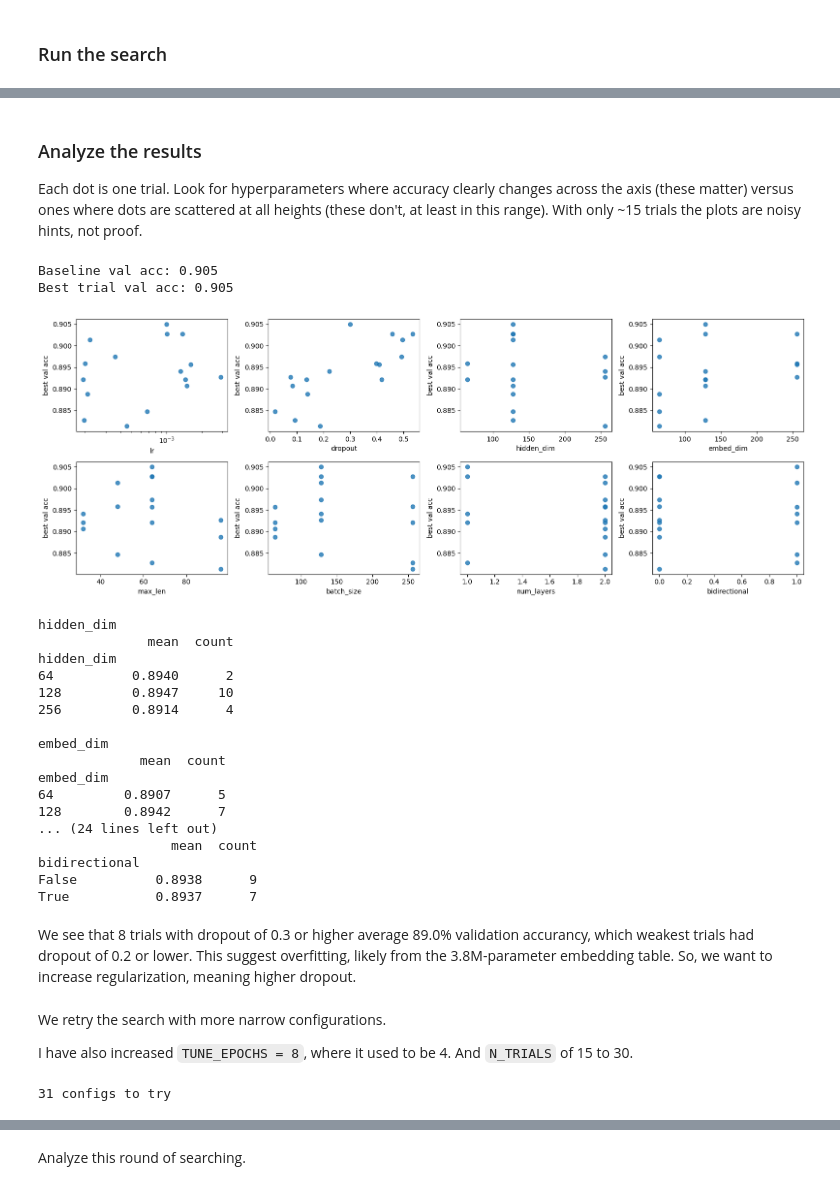
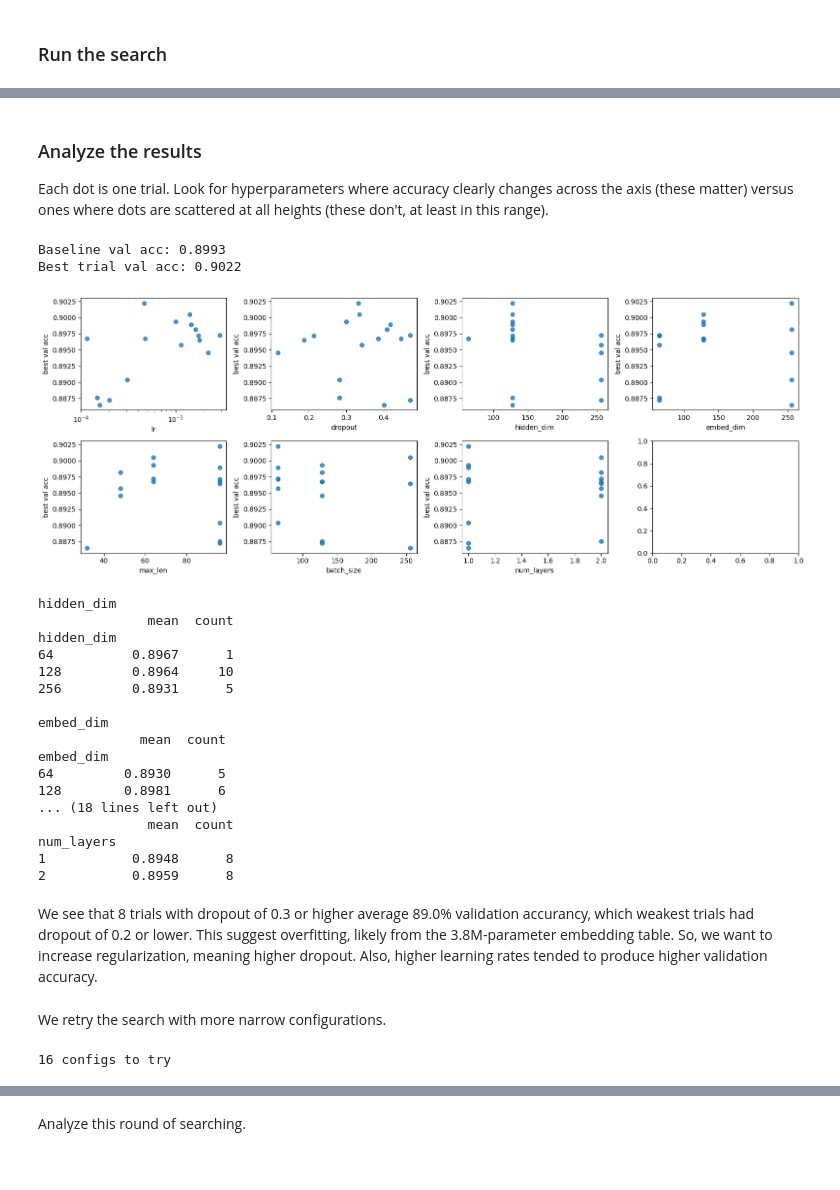
Before and after one commit to leek-yams/mie1624-NN, a Jupyter notebook: RNN_TensorflowKeras.ipynb, the cells around one changed output, grey strips where cells are left out. Drawn from its saved outputs; the diff is of its cells as text; code cells hidden in the pictures.

```diff
--- a/RNN_TensorflowKeras.ipynb
+++ b/RNN_TensorflowKeras.ipynb
@@ -62,9 +62,9 @@ CAP_LEN = 128            # texts are vectorized once at this length; trials slic
 CLIP = 1.0               # gradient clipping theshold
 
 # Search budget (for hyperparameter tuning)
-N_TRIALS = 30            # number of random configs (plus the baseline)
+N_TRIALS = 15            # number of random configs (plus the baseline)
 TUNE_EPOCHS = 8          # max epochs per trial
-TUNE_TRAIN_SIZE = 30_000 # train on a subset while searching (None = full training split)
+TUNE_TRAIN_SIZE = 20_000 # train on a subset while searching (None = full training split)
 
 # Confirmation and final training
 TOP_K = 3
@@ -74,7 +74,7 @@ FINAL_EPOCHS = 10
 # default configuration, used as trial 0
 BASELINE = dict(
     lr=1e-3, embed_dim=128, hidden_dim=128, num_layers=1,
-    bidirectional=True, dropout=0.3, max_len=64, batch_size=128,
+    bidirectional=False, dropout=0.3, max_len=64, batch_size=128,
 )
 CFG_KEYS = list(BASELINE)
 
@@ -244,7 +243,7 @@ def sample_config(rng):
         embed_dim=int(rng.choice([64, 128, 256])),
         hidden_dim=int(rng.choice([64, 128, 256])),
         num_layers=int(rng.choice([1, 2])),
-        bidirectional=bool(rng.choice([True, False])),
+        bidirectional=bool(rng.choice([False])), # only consider unidirectional
         dropout=float(rng.uniform(0.0, 0.6)),
         max_len=int(rng.choice([32, 48, 64, 96])),
         batch_size=int(rng.choice([64, 128, 256])),
@@ -267,7 +266,7 @@ for i, cfg in enumerate(configs):
     print(
         f"{tag:9s} val_acc {res['best_val_acc']:.4f} (epoch {res['best_epoch']}) | "
         f"lr {cfg['lr']:.1e} emb {cfg['embed_dim']} hid {cfg['hidden_dim']} L{cfg['num_layers']} "
-        f"bi={cfg['bidirectional']} drop {cfg['dropout']:.2f} len {cfg['max_len']} bs {cfg['batch_size']} "
+        f"drop {cfg['dropout']:.2f} len {cfg['max_len']} bs {cfg['batch_size']} "
         f"| {res['seconds']}s"
     )
 
@@ -313,62 +312,59 @@ trial 15  val_acc 0.8888 (epoch 5) | lr 2.1e-04 emb 64 hid 128 L2 bi=False drop
 
 Each dot is one trial. Look for hyperparameters where accuracy clearly changes across the axis (these
 matter) versus ones where dots are scattered at all heights (these don't, at least in this range).
-With only ~15 trials the plots are noisy hints, not proof.
 # %%
 print("Baseline val acc:", round(float(df.loc[df.trial == 0, "best_val_acc"].iloc[0]), 4))
 print("Best trial val acc:", round(float(df.best_val_acc.iloc[0]), 4))
 
-params = ["lr", "dropout", "hidden_dim", "embed_dim", "max_len", "batch_size", "num_layers", "bidirectional"]
+params = ["lr", "dropout", "hidden_dim", "embed_dim", "max_len", "batch_size", "num_layers"]
 fig, axes = plt.subplots(2, 4, figsize=(16, 6))
 for ax, p in zip(axes.ravel(), params):
     ax.scatter(df[p].astype(float), df.best_val_acc, alpha=0.8)
     ax.set_xlabel(p)
     ax.set_ylabel("best val acc")
     if p == "lr":
         ax.set_xscale("log")
 plt.tight_layout()
 plt.show()
 
 # Mean validation accuracy for each value of the discrete hyperparameters
-for p in ["hidden_dim", "embed_dim", "max_len", "batch_size", "num_layers", "bidirectional"]:
+for p in ["hidden_dim", "embed_dim", "max_len", "batch_size", "num_layers"]:
     print(f"\n{p}")
     print(df.groupby(p).best_val_acc.agg(["mean", "count"]).round(4))
 # %% [output]
-Baseline val acc: 0.905
-Best trial val acc: 0.905
+Baseline val acc: 0.8993
+Best trial val acc: 0.9022
-[figure, old version]
+[figure, new version]
 hidden_dim
               mean  count
 hidden_dim
-64          0.8940      2
-128         0.8947     10
-256         0.8914      4
+64          0.8967      1
+128         0.8964     10
+256         0.8931      5
 
 embed_dim
              mean  count
 embed_dim
-64         0.8907      5
-128        0.8942      7
-... (24 lines left out)
-                 mean  count
-bidirectional
-False          0.8938      9
-True           0.8937      7
+64         0.8930      5
+128        0.8981      6
+... (18 lines left out)
+              mean  count
+num_layers
+1           0.8948      8
+2           0.8959      8
 # %% [markdown]
-We see that 8 trials with dropout of 0.3 or higher average 89.0% validation accurancy, which weakest trials had dropout of 0.2 or lower. This suggest overfitting, likely from the 3.8M-parameter embedding table. So, we want to increase regularization, meaning higher dropout.
+We see that 8 trials with dropout of 0.3 or higher average 89.0% validation accurancy, which weakest trials had dropout of 0.2 or lower. This suggest overfitting, likely from the 3.8M-parameter embedding table. So, we want to increase regularization, meaning higher dropout. Also, higher learning rates tended to produce higher validation accuracy.
 # %% [markdown]
 We retry the search with more narrow configurations.
-
-I have also increased `TUNE_EPOCHS = 8`, where it used to be 4. And `N_TRIALS` of 15 to 30.
 # %%
 def sample_config(rng):
     return dict(
-        lr=float(10 ** rng.uniform(-3.7, -2.7)),   # 2e-4 .. 2e-3
+        lr=float(10 ** rng.uniform(-3, -1)),   # 2e-4 .. 2e-3
         embed_dim=int(rng.choice([128, 256])),
         hidden_dim=int(rng.choice([128, 256])),
         num_layers=1,                               # fixed: no better, much slower
-        bidirectional=True,                         # fixed: no measurable difference
-        dropout=float(rng.uniform(0.3, 0.7)),       # focus here
+        bidirectional=False,                         # fixed: no measurable difference
+        dropout=float(rng.uniform(0.3, 0.5)),       # focus here
         max_len=int(rng.choice([48, 64])),
         batch_size=128,                             # fixed
     )
@@ -377,7 +373,7 @@ search_rng = np.random.default_rng(SEED)
 configs = [BASELINE] + [sample_config(search_rng) for _ in range(N_TRIALS)]
 print(len(configs), "configs to try")
 # %% [output]
-31 configs to try
+16 configs to try
 # %%
 results = []
 for i, cfg in enumerate(configs):
```
Also changed, not shown: parts of 13 cells of this notebook.
